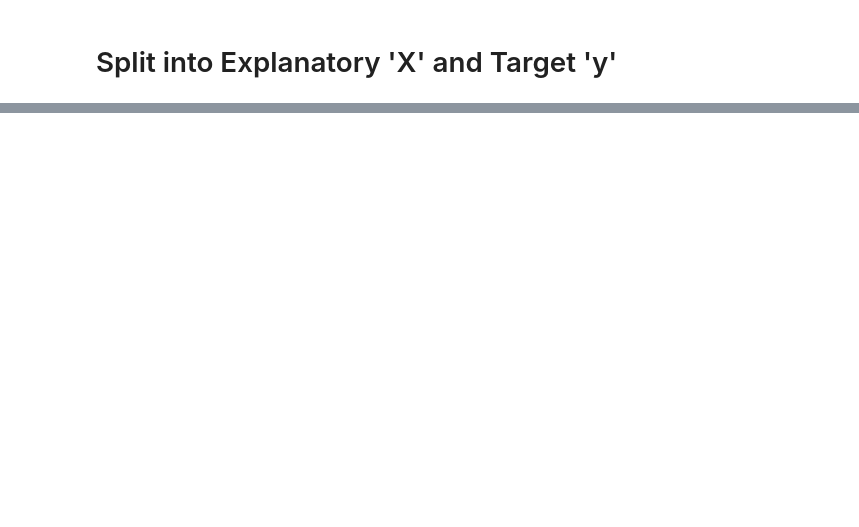
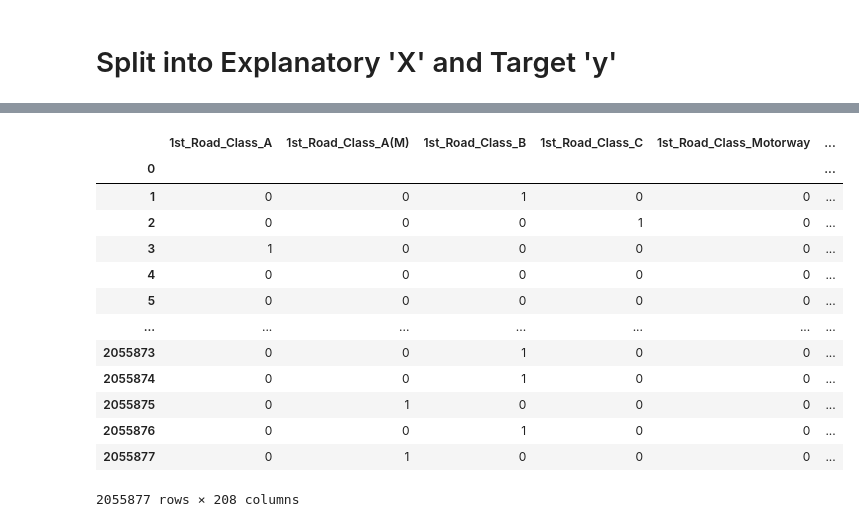
Before and after one commit to scharpham/Springboard, a Jupyter notebook: Capstone2/capstone2/notebooks/Capstone2-Preprocessing.ipynb, the cells around one changed output, grey strips where cells are left out. Saved outputs shown, nothing was run; the diff lists cells and outputs as text; code cells hidden in the pictures; blank space fills up the shorter version.

```diff
--- a/Capstone2/capstone2/notebooks/Capstone2-Preprocessing.ipynb
+++ b/Capstone2/capstone2/notebooks/Capstone2-Preprocessing.ipynb
@@ -37,0 +76,4 @@ X.head(3)
+# %%
+#Select categorical columns
+cats = X.select_dtypes(include=['object']).columns.to_list()#Select categorical columns
+cats
@@ -37,0 +98,9 @@ X.head(3)
+# %%
+#setting up a Fresh index col
+
+totrow = X.shape[0]
+ind= np.arange(1,totrow+1)
+len(ind) == totrow
+X['newindex'] = ind
+X = X.set_index(ind)
+X.head(3).T
@@ -37,0 +130,4 @@ X.head(3)
+# %%
+start = pd.DataFrame(X.index)
+start = start.set_index(0)
+start.head(8)
@@ -37,0 +165,22 @@ X.head(3)
+# %%
+#Running out of space need help with this I think
+for i in cats[1:]:
+    #print(i)
+    interiumdf = pd.get_dummies(X[i], prefix=i)
+    start= pd.merge(start, interiumdf, how ='left', left_index=True, right_index=True)
+start
+# %% [output]
+|  | 1st_Road_Class_A | 1st_Road_Class_A(M) | 1st_Road_Class_B | 1st_Road_Class_C | 1st_Road_Class_Motorway | ... |
+| 0 |  |  |  |  |  | ... |
+| 1 | 0 | 0 | 1 | 0 | 0 | ... |
+| 2 | 0 | 0 | 0 | 1 | 0 | ... |
+| 3 | 1 | 0 | 0 | 0 | 0 | ... |
+| 4 | 0 | 0 | 0 | 0 | 0 | ... |
+| 5 | 0 | 0 | 0 | 0 | 0 | ... |
+| ... | ... | ... | ... | ... | ... | ... |
+| 2055873 | 0 | 0 | 1 | 0 | 0 | ... |
+| 2055874 | 0 | 0 | 1 | 0 | 0 | ... |
+| 2055875 | 0 | 1 | 0 | 0 | 0 | ... |
+| 2055876 | 0 | 0 | 1 | 0 | 0 | ... |
+| 2055877 | 0 | 1 | 0 | 0 | 0 | ... |
+2055877 rows × 208 columns
```
Also changed, not shown: parts of 20 cells of this notebook, 1 other file.
